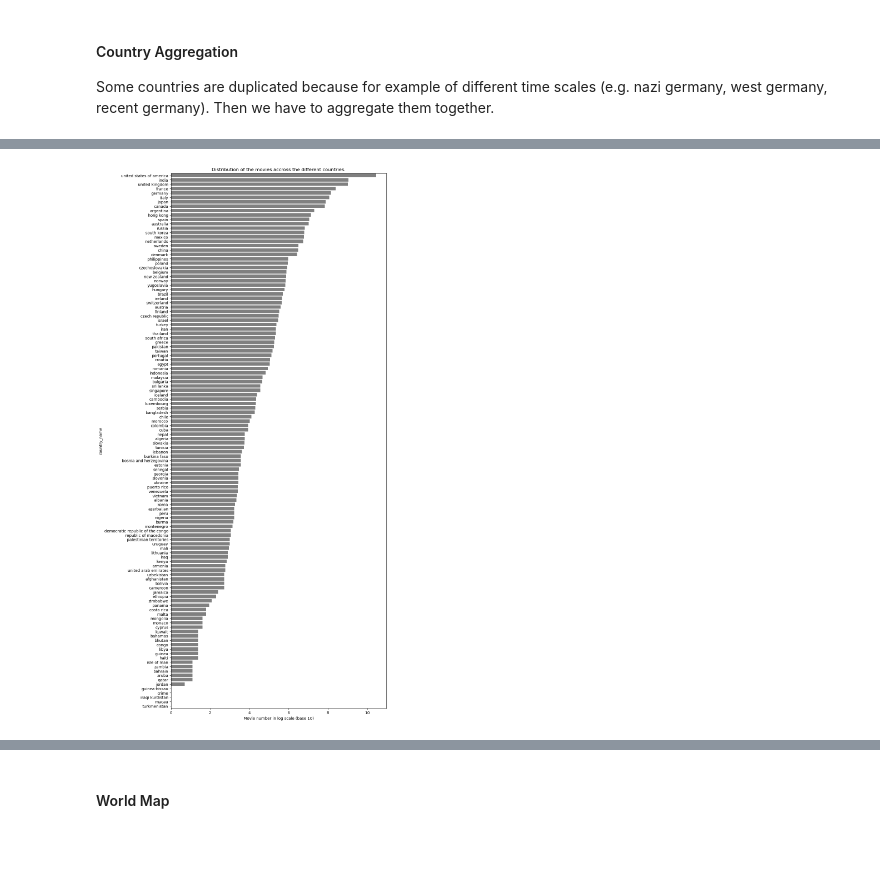
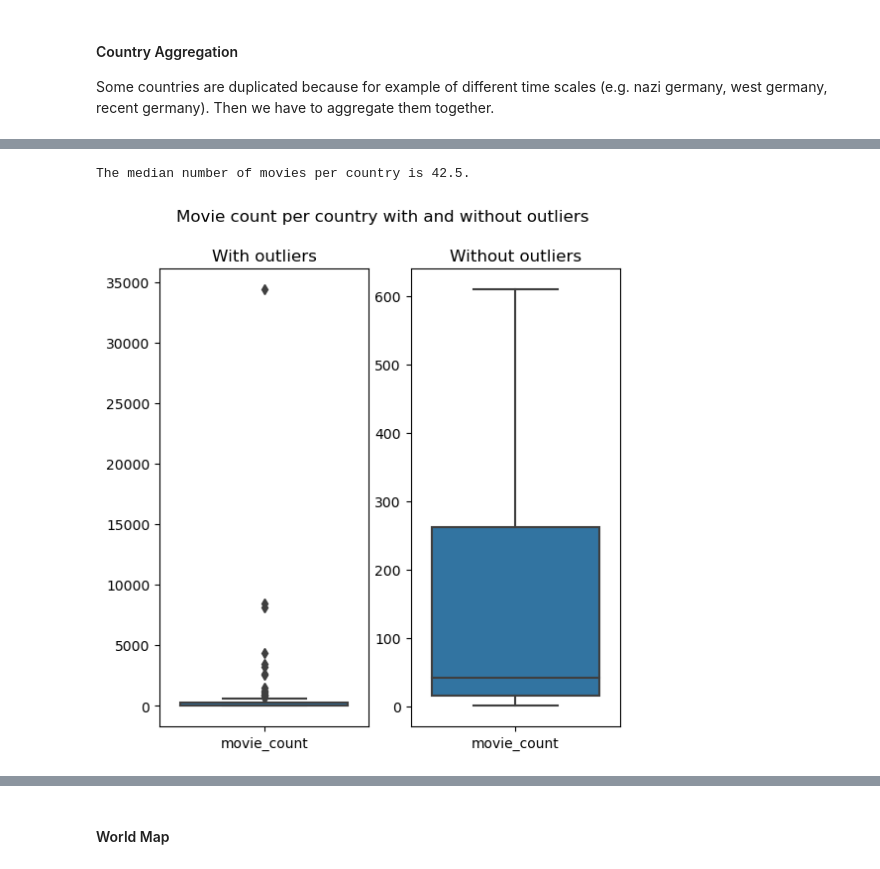
Before and after one commit to epfl-ada/ada-2022-project-zozoz, a Jupyter notebook: src/eda/data_inspection.ipynb, the cells around one changed output, grey strips where cells are left out. Cells and saved outputs as stored; diff of their text form; code cells hidden in the pictures.

```diff
--- a/src/eda/data_inspection.ipynb
+++ b/src/eda/data_inspection.ipynb
@@ -27,0 +105,17 @@ wikipedia_imdb_mapping_table = pd.read_pickle("../../data/generated/wikipedia_im
+# %%
+def movie_count_box_plot(movie_count_df: pd.DataFrame,title: str):
+    """
+    Plot the movie count distribution in a box plot.
+
+    :param movie_count_df: Pandas dataframe with one column for the movie count
+                           and the entry name as index.
+    :param title: Title of the plot.
+    :param is_log: Boolean indicating if the count is in log scale.
+
+    """
+    fig,axs = plt.subplots(1,2,figsize=(6,6))
+    fig.suptitle(title)
+    sns.boxplot(movie_count_df,ax=axs[0])
+    axs[0].set_title("With outliers")
+    sns.boxplot(movie_count_df,showfliers=False,ax=axs[1])
+    axs[1].set_title("Without outliers");
@@ -69,11 +183,12 @@ comes_from_df["country_name"] = comes_from_df["country_name"].apply(lambda c: CO
 country_count_df = comes_from_df.groupby("country_name").count().sort_values("movie_id",key=lambda l: -l)
 country_count_df.columns = ["movie_count"]
 country_log_count_df = country_count_df.apply(np.log)
-# %%
-fig, ax = plt.subplots(1,figsize=(10,25))
-ax.set_title("Distribution of the movies accross the different countries.")
-sns.barplot(x=country_log_count_df.movie_count,y=country_log_count_df.index,
-            orient="h",ax=ax, color="grey")#,palette=sns.color_palette("rocket",n_colors=len(a.index)));
-ax.set_xlabel("Movie number in log scale (base 10)");
-# %% [output]
-[figure, removed]
+# %%
+country_count_median = country_count_df.median().item()
+print(f"The median number of movies per country is {country_count_median}.")
+# %% [output]
+The median number of movies per country is 42.5.
+# %%
+movie_count_box_plot(country_count_df,"Movie count per country with and without outliers")
+# %% [output]
+[figure, added]
```
Also changed, not shown: parts of 40 cells of this notebook.
